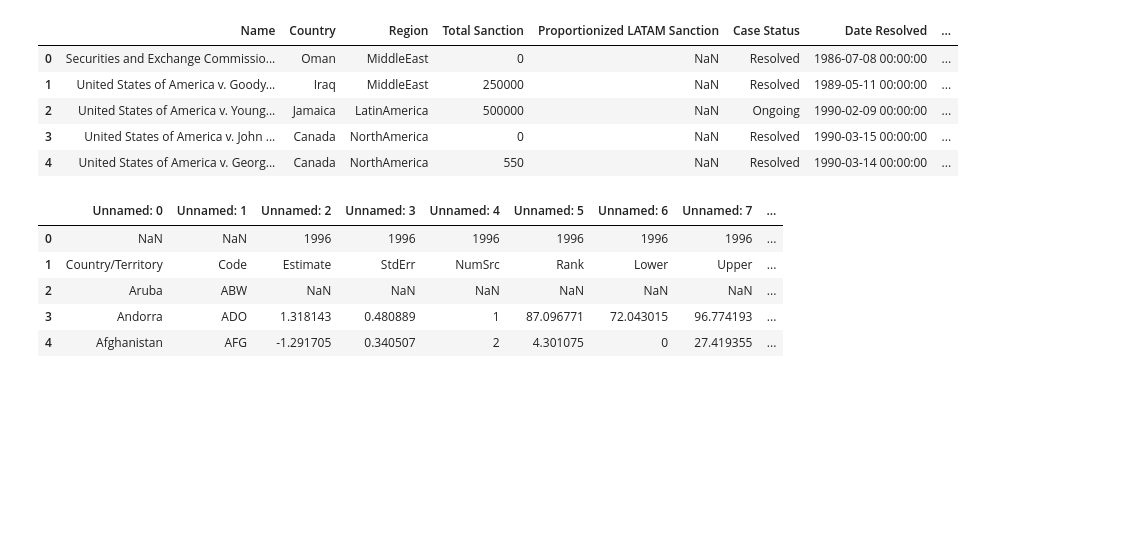
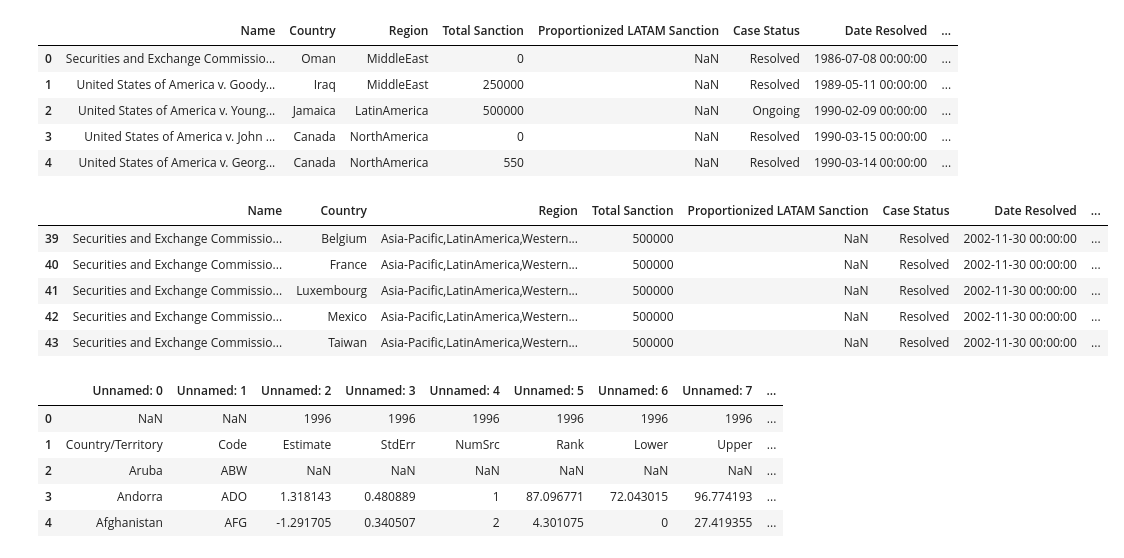
Before and after one commit to FranciscoNania/Paper-BM, a Jupyter notebook: Untitled.ipynb, the cells around one changed output. Drawn from its saved outputs; the diff is of its cells as text; code cells hidden in the pictures; blank space fills up the shorter version.

```diff
--- a/Untitled.ipynb
+++ b/Untitled.ipynb
@@ -11,4 +24,16 @@ df_bm.head()
 | 2 | United States of America v. Young... | Jamaica | LatinAmerica | 500000 | NaN | Ongoing | 1990-02-09 00:00:00 | ... |
 | 3 | United States of America v. John ... | Canada | NorthAmerica | 0 | NaN | Resolved | 1990-03-15 00:00:00 | ... |
 | 4 | United States of America v. Georg... | Canada | NorthAmerica | 550 | NaN | Resolved | 1990-03-14 00:00:00 | ... |
+# %%
+#The bm dataset is mostly ok, however some processes involved multiple countris, so it is necessary to split them. Like in the example below
+df_bm['Country'] = df_bm['Country'].str.split(',')
+df_bm = df_bm.explode('Country').reset_index(drop = True)
+df_bm.loc[39:43, :]
+# %% [output]
+|  | Name | Country | Region | Total Sanction | Proportionized LATAM Sanction | Case Status | Date Resolved | ... |
+| 39 | Securities and Exchange Commissio... | Belgium | Asia-Pacific,LatinAmerica,Western... | 500000 | NaN | Resolved | 2002-11-30 00:00:00 | ... |
+| 40 | Securities and Exchange Commissio... | France | Asia-Pacific,LatinAmerica,Western... | 500000 | NaN | Resolved | 2002-11-30 00:00:00 | ... |
+| 41 | Securities and Exchange Commissio... | Luxembourg | Asia-Pacific,LatinAmerica,Western... | 500000 | NaN | Resolved | 2002-11-30 00:00:00 | ... |
+| 42 | Securities and Exchange Commissio... | Mexico | Asia-Pacific,LatinAmerica,Western... | 500000 | NaN | Resolved | 2002-11-30 00:00:00 | ... |
+| 43 | Securities and Exchange Commissio... | Taiwan | Asia-Pacific,LatinAmerica,Western... | 500000 | NaN | Resolved | 2002-11-30 00:00:00 | ... |
 # %%
```
Also changed, not shown: parts of 15 cells of this notebook.
